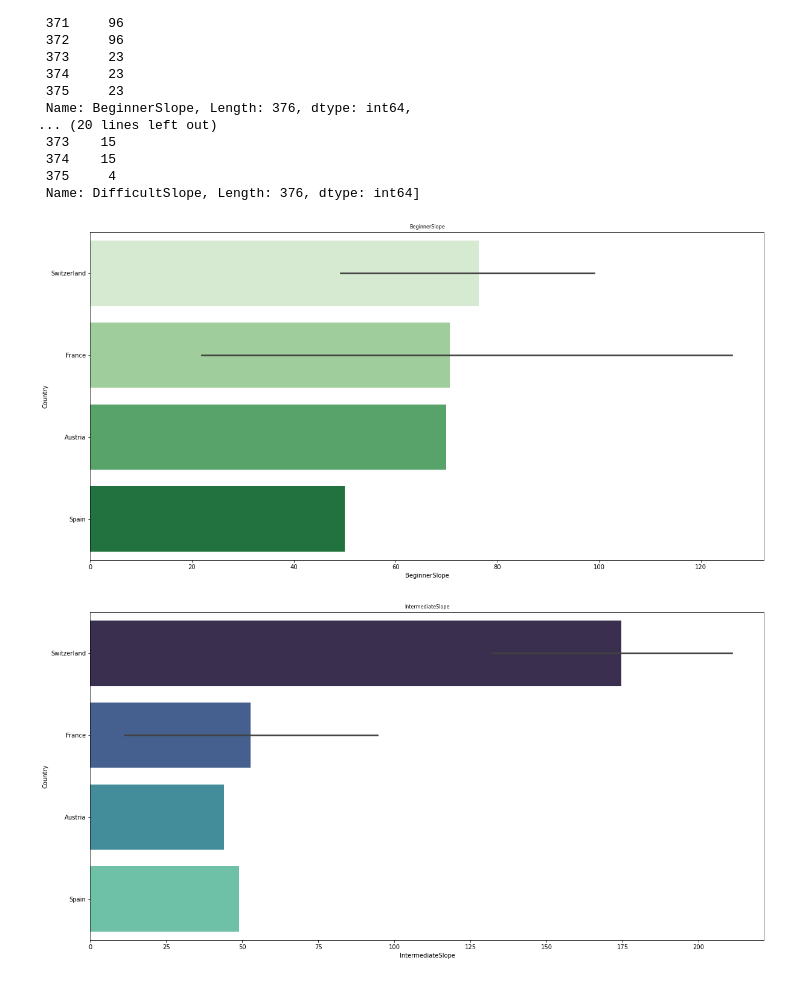
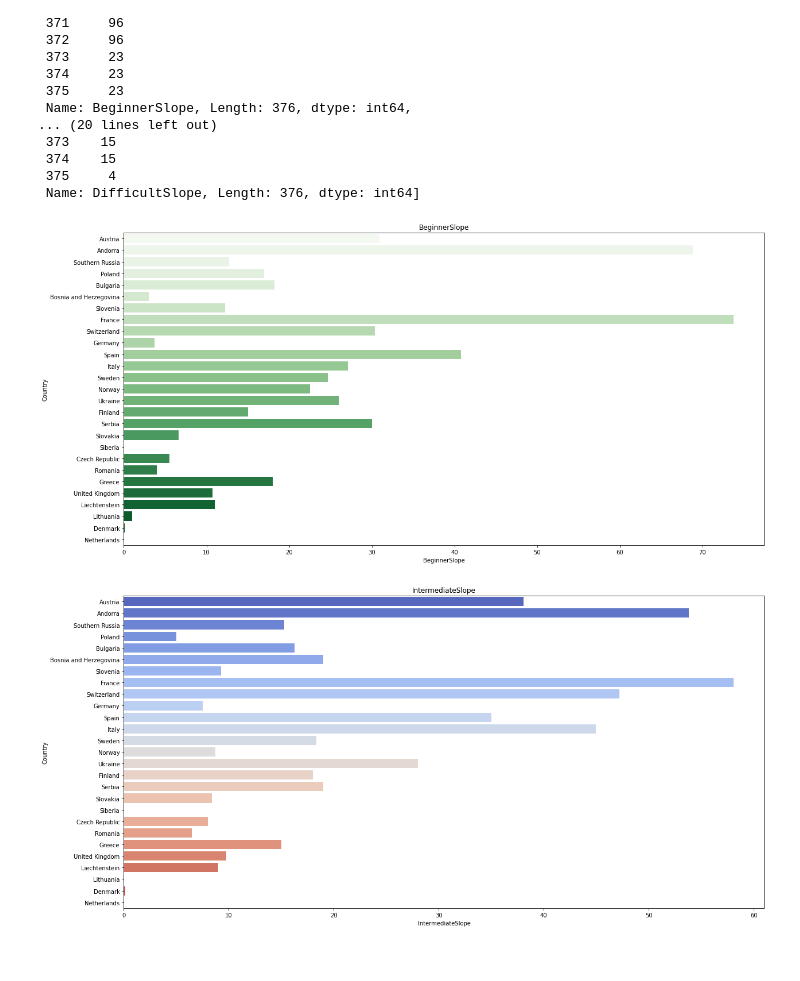
Before and after one commit to Pczo31/Ski-Resorts-Recommandation-system, a Jupyter notebook: Untitled.ipynb, the cells around one changed output. Saved outputs shown, nothing was run; the diff lists cells and outputs as text; code cells hidden in the pictures.

```diff
--- a/Untitled.ipynb
+++ b/Untitled.ipynb
@@ -106,21 +133,22 @@ Slopes
  Name: DifficultSlope, Length: 376, dtype: int64]
 # %%
 plt.figure(figsize=(20,10))
-sns.barplot(y="Country", x="BeginnerSlope" ,palette="Greens")
+
+sns.barplot(y="Country", x="BeginnerSlope" ,data= ski_resorts, palette="Greens", ci = None)
 plt.xlabel('BeginnerSlope')
 plt.ylabel('Country')
-plt.title('BeginnerSlope', loc='Center', fontsize=8)
+plt.title('BeginnerSlope', loc='Center', fontsize=12)
 plt.show()
 # %% [output]
-[figure, old version]
+[figure, new version]
 # %%
 plt.figure(figsize=(20,10))
-sns.barplot(y="Country", x="IntermediateSlope" ,data=sample, palette="mako")
+sns.barplot(y="Country", x="IntermediateSlope" ,data=ski_resorts, palette="coolwarm", ci = None)
 plt.xlabel('IntermediateSlope')
 plt.ylabel('Country')
-plt.title('IntermediateSlope', loc='Center', fontsize=8)
+plt.title('IntermediateSlope', loc='Center', fontsize=12)
 plt.show()
 # %% [output]
-[figure, old version]
+[figure, new version]
 # %%
 plt.figure(figsize=(20,10))
```
Also changed, not shown: parts of 48 cells of this notebook, 1 other file.
